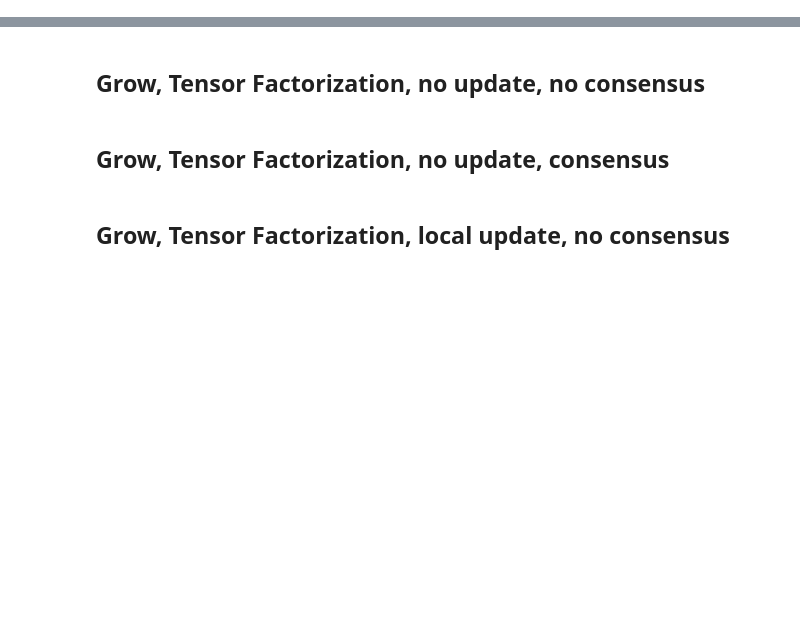
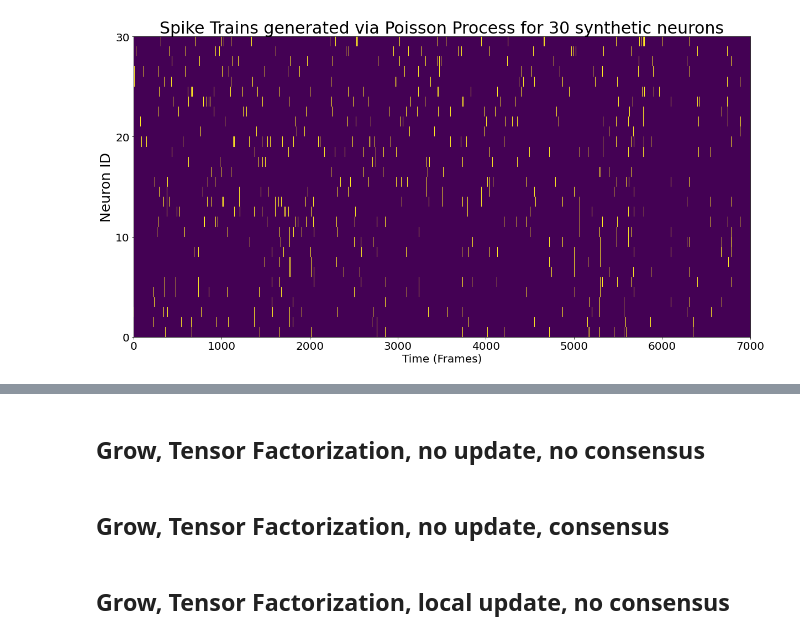
Before and after one commit to ulgenklc/temporal_network_analysis, a Jupyter notebook: Base_Classes/Temporal_Community_Detection_temp.ipynb, the cells around one changed output, grey strips where cells are left out. Saved outputs shown, nothing was run; the diff lists cells and outputs as text; code cells hidden in the pictures; blank space fills up the shorter version.

```diff
--- a/Base_Classes/Temporal_Community_Detection_temp.ipynb
+++ b/Base_Classes/Temporal_Community_Detection_temp.ipynb
@@ -882,13 +959,15 @@ spikes = create_time_series('merge', comm_sizes, spike_rates)
 # %%
 layers = 7
 standard_dev = 1.2
 window_size = 1000
 pad = True
 
 spike_rate = [int(abs(np.random.normal(20,8))) for i in range(layers)]# spike rate per commiunity
-comm_size = [int(np.random.power(3/2)*20) for i in range(layers)]
+comm_size = [int(np.random.power(1/2)*20) for i in range(layers)]
 num_neurons = sum(comm_size)
 spikes = create_time_series('grow', comm_size, spike_rate)
+# %% [output]
+[figure, added]
 # %%
 fig,ax = plt.subplots(1,1,figsize= (10,10))
 n,bins = spike_count(spikes, ax)
```
Also changed, not shown: parts of 12 cells of this notebook, 2 other files.
